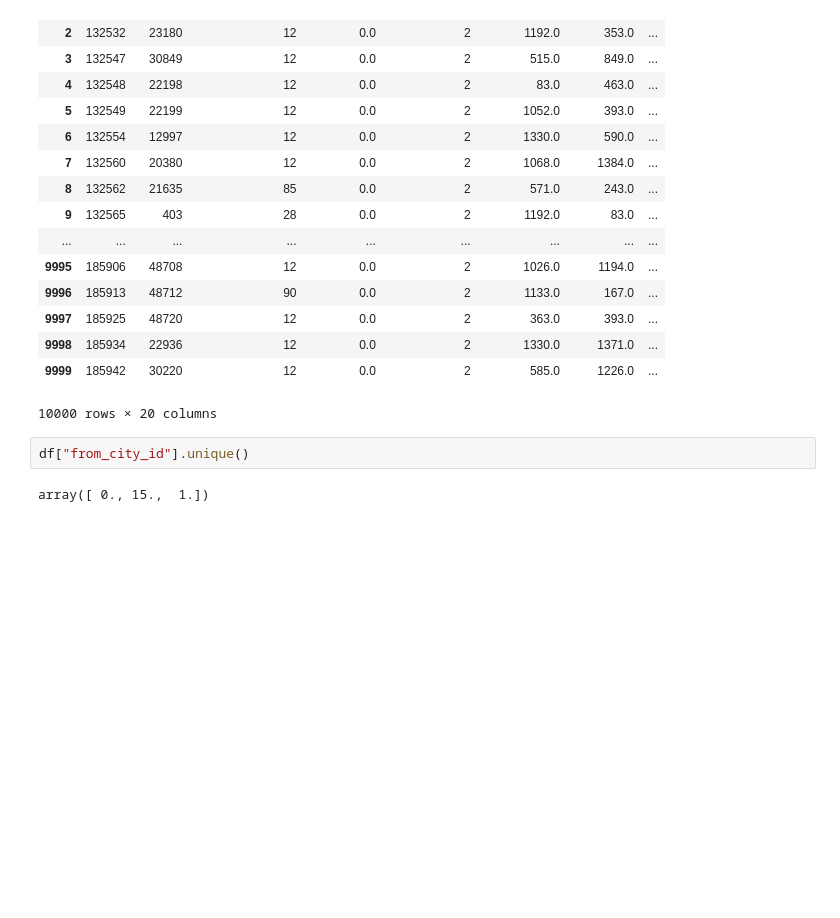
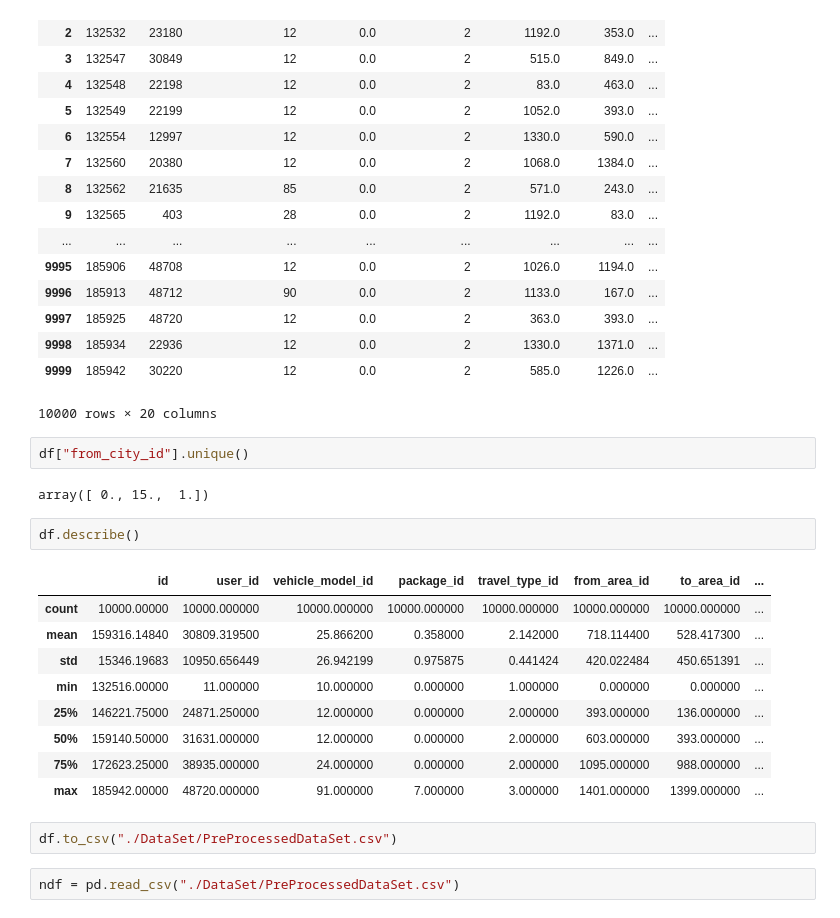
Before and after one commit to nish17/prediction-of-cab-cancellation, a Jupyter notebook: main.ipynb, the cells around one changed output. Drawn from its saved outputs; the diff is of its cells as text; blank space fills up the shorter version.

```diff
--- a/main.ipynb
+++ b/main.ipynb
@@ -75,3 +75,19 @@ df
 df["from_city_id"].unique()
 # %% [output]
 array([ 0., 15.,  1.])
+# %%
+df.describe()
+# %% [output]
+|  | id | user_id | vehicle_model_id | package_id | travel_type_id | from_area_id | to_area_id | ... |
+| count | 10000.00000 | 10000.000000 | 10000.000000 | 10000.000000 | 10000.000000 | 10000.000000 | 10000.000000 | ... |
+| mean | 159316.14840 | 30809.319500 | 25.866200 | 0.358000 | 2.142000 | 718.114400 | 528.417300 | ... |
+| std | 15346.19683 | 10950.656449 | 26.942199 | 0.975875 | 0.441424 | 420.022484 | 450.651391 | ... |
+| min | 132516.00000 | 11.000000 | 10.000000 | 0.000000 | 1.000000 | 0.000000 | 0.000000 | ... |
+| 25% | 146221.75000 | 24871.250000 | 12.000000 | 0.000000 | 2.000000 | 393.000000 | 136.000000 | ... |
+| 50% | 159140.50000 | 31631.000000 | 12.000000 | 0.000000 | 2.000000 | 603.000000 | 393.000000 | ... |
+| 75% | 172623.25000 | 38935.000000 | 24.000000 | 0.000000 | 2.000000 | 1095.000000 | 988.000000 | ... |
+| max | 185942.00000 | 48720.000000 | 91.000000 | 7.000000 | 3.000000 | 1401.000000 | 1399.000000 | ... |
+# %%
+df.to_csv("./DataSet/PreProcessedDataSet.csv")
+# %%
+ndf = pd.read_csv("./DataSet/PreProcessedDataSet.csv")
```
Also changed, not shown: parts of 2 cells of this notebook.
